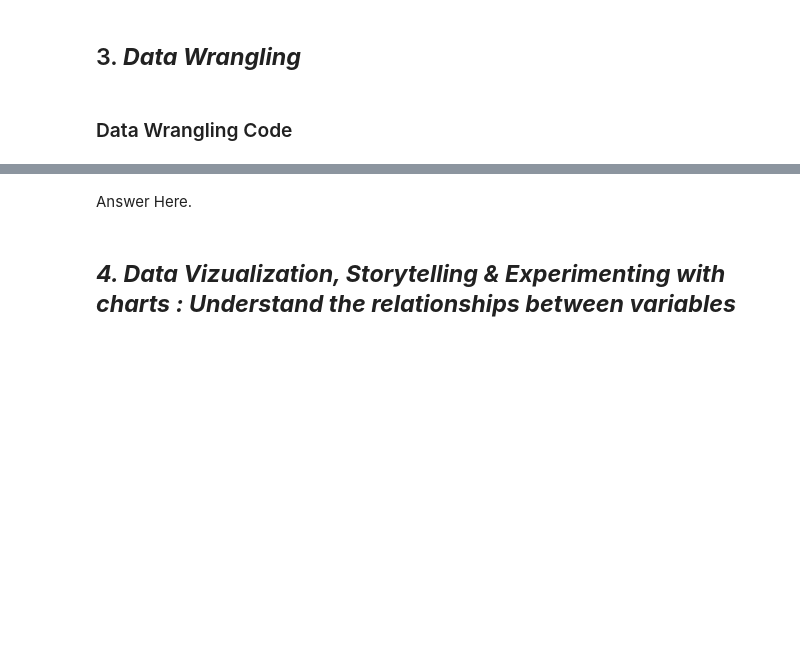
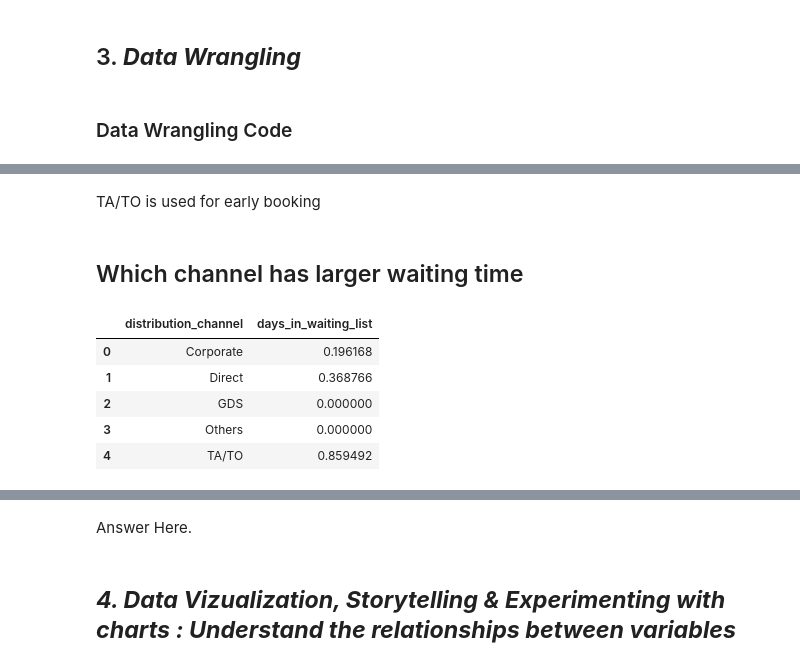
Before and after one commit to ZenCodex559/Hotel-Booking-Analysis, a Jupyter notebook: EDA_Capstone_Project_|_Hotel_Booking_Analysis.ipynb, the cells around one changed output, grey strips where cells are left out. Cells and saved outputs as stored; diff of their text form; code cells hidden in the pictures; blank space fills up the shorter version.

```diff
--- a/EDA_Capstone_Project_|_Hotel_Booking_Analysis.ipynb
+++ b/EDA_Capstone_Project_|_Hotel_Booking_Analysis.ipynb
@@ -500,0 +457,14 @@ Name: previous_bookings_not_canceled, Length: 86937, dtype: int64
+# %% [markdown]
+TA/TO is used for early booking
+# %% [markdown]
+## Which channel has larger waiting time
+# %%
+# The channel which has larger waiting time
+df.groupby('distribution_channel')['days_in_waiting_list'].mean().reset_index()
+# %% [output]
+|  | distribution_channel | days_in_waiting_list |
+| 0 | Corporate | 0.196168 |
+| 1 | Direct | 0.368766 |
+| 2 | GDS | 0.000000 |
+| 3 | Others | 0.000000 |
+| 4 | TA/TO | 0.859492 |
```
Also changed, not shown: parts of 70 cells of this notebook.
